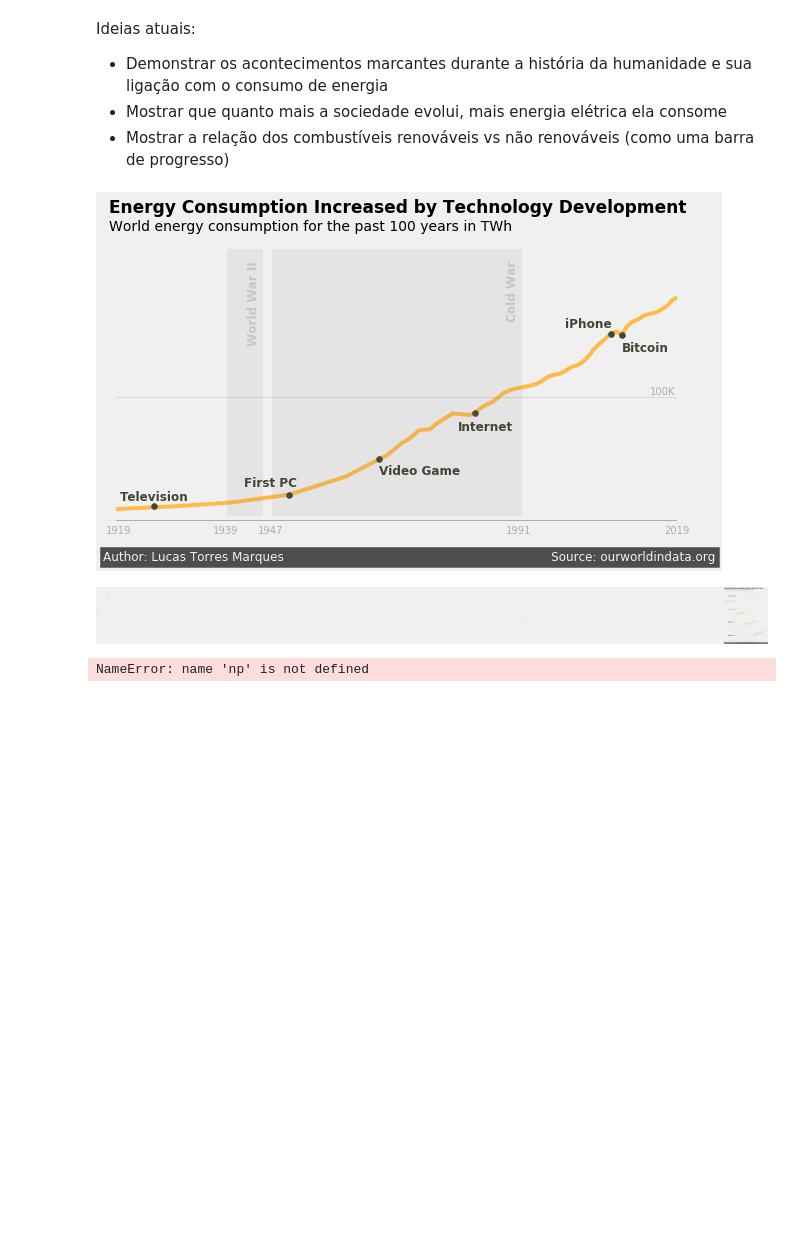
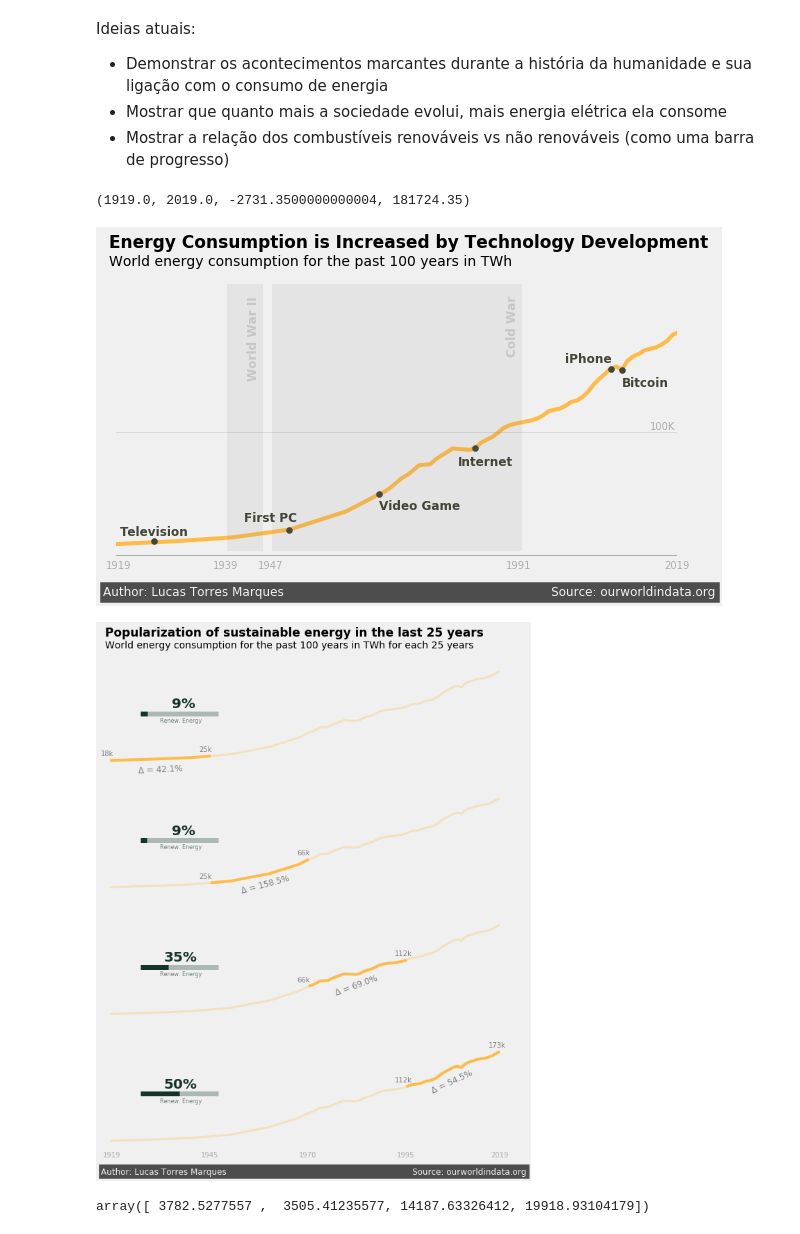
Before and after one commit to Lucastmarques/energy-consumption, a Jupyter notebook: global_energy_consumption.ipynb, the cells around one changed output. Saved outputs shown, nothing was run; the diff lists cells and outputs as text; code cells hidden in the pictures; blank space fills up the shorter version.

```diff
--- a/global_energy_consumption.ipynb
+++ b/global_energy_consumption.ipynb
@@ -3,7 +3,7 @@ import pandas as pd
 import matplotlib.style as style
 import matplotlib.pyplot as plt
 # %%
-energy_consumption = pd.read_csv('global-energy-substitution.csv')
+energy_consumption = pd.read_csv('data/global-energy-substitution.csv')
 energy_consumption.head()
 # %% [output]
 |  | Entity | Code | Year | Wind (TWh; substituted energy) | Oil (TWh; substituted energy) | Nuclear (TWh; substituted energy) | ... |
@@ -91,6 +91,8 @@ ax.grid(False)
 ax.set_xlim(1919, 2019)
 ax.set_xticklabels([])
 ax.set_yticklabels([])
+
+print(plt.axis())
 
 # WWII and Cold War enclosures
 ax.axhline(200000, xmin=0.2, xmax=0.263, color='grey', alpha=0.1, lw=510)
@@ -113,7 +115,7 @@ ax.axhline(100000, xmin=0, xmax=1, color='grey', alpha=0.2, lw=1)
 ax.text(2014, 101500, '100K', fontsize=10, color='grey', alpha=0.6)
 
 # Title and subtitle
-ax.text(1918,235000,"Energy Consumption Increased by Technology Development",
+ax.text(1918,235000,"Energy Consumption is Increased by Technology Development",
         size=17, weight='bold')
 ax.text(1918,222000,"World energy consumption for the past 100 years in TWh")
 
@@ -148,10 +150,10 @@ ax.text(1999, 151000, 'iPhone', size=12, color=points_color, weight='bold')
 ax.scatter([2009], 145881, color=points_color)
 ax.text(2009, 133000, 'Bitcoin', size=12, color=points_color, weight='bold')
 
-
 plt.show()
 # %% [output]
+(1919.0, 2019.0, -2731.3500000000004, 181724.35)
-[figure, old version]
+[figure, new version]
 # %%
 total_consumption = energy_consumption['total']
 renewable_consumption = energy_consumption['renewable']
@@ -198,10 +200,9 @@ min_max_years = [
 ]
 rotation_dict = {"1920": 3, "1945": 15, "1970": 20, "1995": 25}
 y_var_offset = {"1920": -25000, "1945": -38000, "1970": -38000, "1995": -41000}
-x_var_offset = {"1920": -8, "1945": -5, "1970": -6, "1995": -6}
+x_var_offset = {"1920": -6, "1945": -5, "1970": -6, "1995": -6}
 xmin = 0.1
 xmax = 0.3
-
 renewable_xmax_dict = {
         "1920": 1 - get_relation(renewable_consumption[renewable_consumption.index[:16]].sum(),
                              renewable_consumption.sum()),
@@ -225,39 +226,41 @@ for ax, [min, max] in zip(axs, min_max_years):
         # Delta
         var_x = (max+min)/2
         var_y =  (total_consumption[max] + total_consumption[min])/2
         var = get_relation(total_consumption[max], total_consumption[min])
         ax.text(var_x + x_var_offset[str(min)], var_y + y_var_offset[str(min)],
          f'\u0394 = {round(var*100, 1)}%', rotation=rotation_dict[str(min)],
          color='grey', fontsize=12)
 
         # Renewable bars
+        renewable_color = '#14342B'#ff5f47'#'#cc9538' #414535
         relation = renewable_xmax_dict[str(min)]
         ax.axhline(100000, xmin=0.08, xmax=0.08 + 0.2 * relation,
-                   lw=7, color='#414535')
+                   lw=7, color=renewable_color)
         ax.axhline(100000, xmin=0.08, xmax=0.28, lw=7,
-                   color='#414535', alpha=0.3)
-        ax.text(relation*4000, 90000, f'{round(relation*100)}%',
-                size=12, color='#414535')
-axs[0].text(1929, 110000, f'Renew. Energy',
-        fontsize=12, color='#414535')
+                   color=renewable_color, alpha=0.3)
+        x_pos = 1935 if round(relation*100) < 10 else 1933
+        ax.text(x_pos, 110000, f'{round(relation*100)}%',
+                size=20, color=renewable_color, weight='bold')
+        ax.text(1932, 85000, f'Renew. Energy',
+                fontsize=8, color=renewable_color, alpha=0.6)
 
 # Title and subtitle
 axs[0].text(1918,235000, "Popularization of sustainable energy in the last 25 years",
         size=17, weight='bold')
-axs[0].text(1918,215000,"World energy consumption for the past 100 years in TWh")
+axs[0].text(1918,215000,"World energy consumption for the past 100 years in TWh for each 25 years")
 
 # Credits
 axs[-1].text(1917, -40000, 'Author: Lucas Torres Marques' + ' '*69 + 'Source: ourworldindata.org',
         color = '#f0f0f0', backgroundcolor = '#4d4d4d', size=12)
 
 # X-axis
-axs[-1].axhline(8000, xmin=0, xmax=1, color='grey', alpha=0.6, lw=1)
+# axs[-1].axhline(8000, xmin=0, xmax=1, color='grey', alpha=0.6, lw=1)
 axs[-1].text(1917.5, -10000, '1919', fontsize=10, color='grey', alpha=0.6)
 axs[-1].text(1942.5, -10000, '1945', fontsize=10, color='grey', alpha=0.6)
 axs[-1].text(1967.5, -10000, '1970', fontsize=10, color='grey', alpha=0.6)
 axs[-1].text(1992.5, -10000, '1995', fontsize=10, color='grey', alpha=0.6)
 axs[-1].text(2016.5, -10000, '2019', fontsize=10, color='grey', alpha=0.6)
 
 plt.show()
 # %% [output]
-[figure, old version]
+[figure, new version]
@@ -264,4 +269,4 @@ plt.show()
 # %%
-np.array(renewable_xmax_dict.values) * 4000
+np.array(list(renewable_xmax_dict.values()))*40000
 # %% [output]
-NameError: name 'np' is not defined
+array([ 3782.5277557 ,  3505.41235577, 14187.63326412, 19918.93104179])
```
Also changed, not shown: parts of 3 cells of this notebook, 6 other files.
